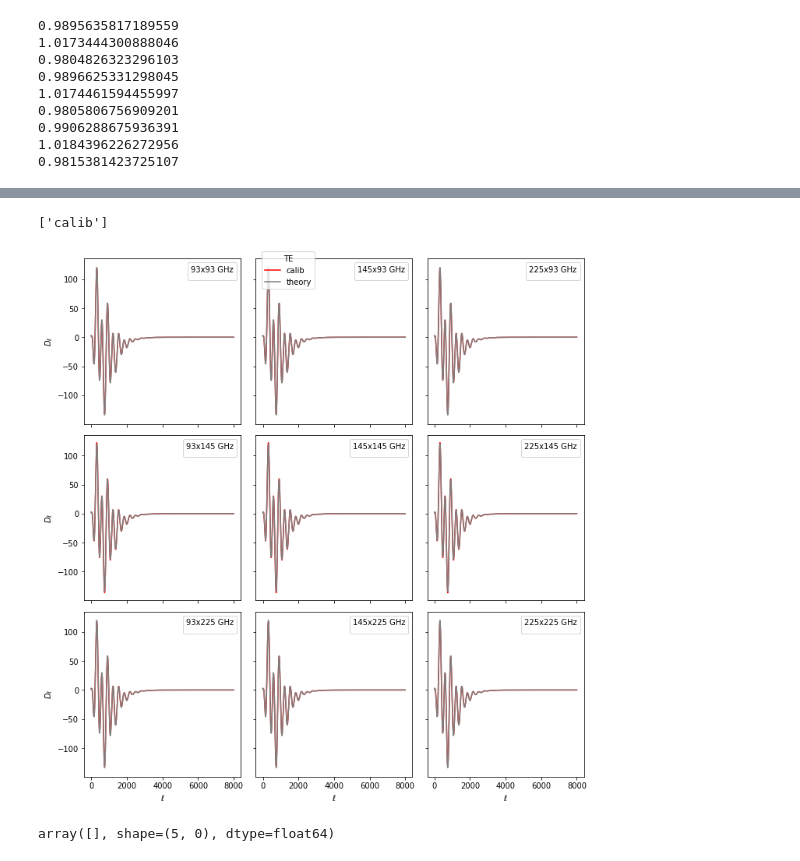
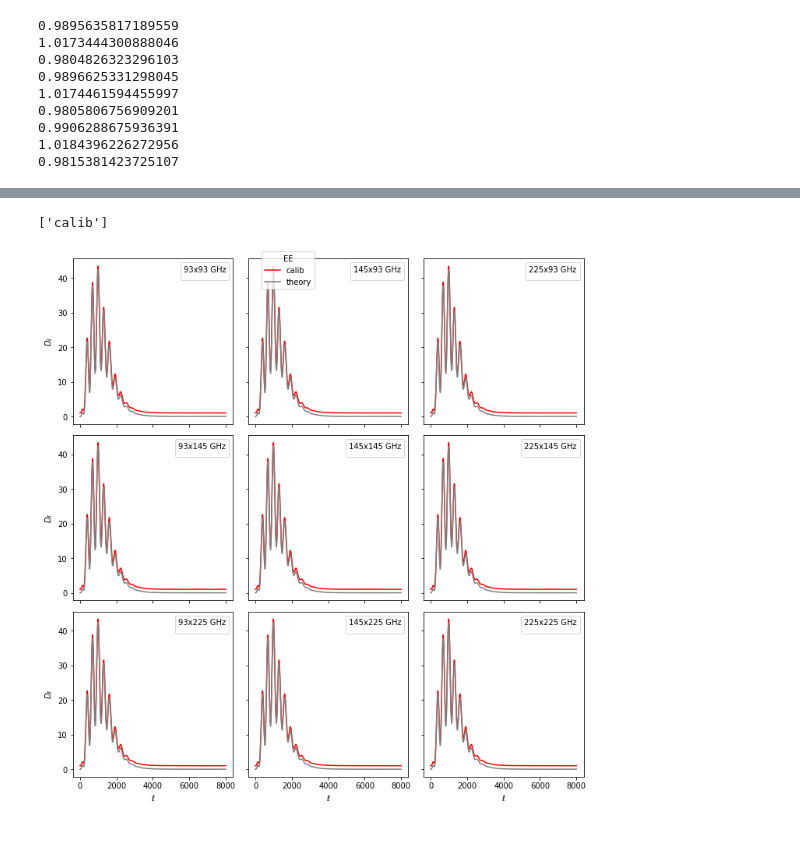
Before and after one commit to simonsobs/syslibrary, a Jupyter notebook: notebook/Test_sysV0p1.ipynb, the cells around one changed output, grey strips where cells are left out. Drawn from its saved outputs; the diff is of its cells as text; code cells hidden in the pictures.

```diff
--- a/notebook/Test_sysV0p1.ipynb
+++ b/notebook/Test_sysV0p1.ipynb
@@ -78,3 +78,35 @@ for i, cross in enumerate(product(freqs, freqs)):
 0.9906288675936391
 1.0184396226272956
 0.9815381423725107
+# %%
+mode = "tt"
+components = mflike.systematics["components"][mode]
+print(components)
+freqs = sorted(mflike.freqs)
+nfreqs = len(freqs)
+fig, axes = plt.subplots(nfreqs, nfreqs, sharex=True, sharey=True, figsize=(10, 10))
+from itertools import product
+for i, cross in enumerate(product(freqs, freqs)):
+    idx = (i%nfreqs, i//nfreqs)
+    #print(idx,np.triu_indices(nfreqs, k=1))
+    ax = axes[idx]
+    #if idx in zip(*np.triu_indices(nfreqs, k=1)):
+    #  fig.delaxes(ax)
+    #  continue
+    #ax.plot(ell, sys_templates[mode, "all", cross[0], cross[1]], color="k")
+    ax.plot(ell, dls[mode]*sys_templates[mode, "calib", cross[0], cross[1]], color="r")
+    for compo in components:
+        if(compo !='calib'):
+            #print(compo)
+            ax.plot(ell, sys_templates[mode, compo, cross[0], cross[1]])
+    ax.plot(ell, dls[mode], color="tab:gray")
+    ax.legend([], title="{}x{} GHz".format(*cross))
+    if mode == "tt":
+      ax.set_yscale("log")
+      ax.set_ylim(10**-1, 10**5)
+for i in range(nfreqs):
+  axes[-1, i].set_xlabel("$\ell$")
+  axes[i, 0].set_ylabel("$D_\ell$")
+#fig.legend(["calib"] + ["theory"], title=mode.upper(), bbox_to_anchor=(0.5, 1))
+fig.legend(components + ["theory"], title=mode.upper(), bbox_to_anchor=(0.5, 1))
+plt.tight_layout()
@@ -80,0 +119,4 @@ for i, cross in enumerate(product(freqs, freqs)):
+# %%
+from fgspectra import cross as fgc
+generict=fgc.FactorizedCrossSpectrum(syl.Calibration(),syl.TemplateFromFile())
+generict
@@ -81,37 +135,34 @@ for i, cross in enumerate(product(freqs, freqs)):
+# %%
+templ['ee','generic_fromf']=generict({},{'ell':ell,'ell_0':1500})
 # %%
-mode = "te"
+mode = "ee"
 components = mflike.systematics["components"][mode]
 print(components)
 freqs = sorted(mflike.freqs)
 nfreqs = len(freqs)
 fig, axes = plt.subplots(nfreqs, nfreqs, sharex=True, sharey=True, figsize=(10, 10))
 from itertools import product
 for i, cross in enumerate(product(freqs, freqs)):
     idx = (i%nfreqs, i//nfreqs)
     #print(idx,np.triu_indices(nfreqs, k=1))
     ax = axes[idx]
     #if idx in zip(*np.triu_indices(nfreqs, k=1)):
     #  fig.delaxes(ax)
     #  continue
     #ax.plot(ell, sys_templates[mode, "all", cross[0], cross[1]], color="k")
-    ax.plot(ell, dls[mode]*sys_templates[mode, "calib", cross[0], cross[1]], color="r")
+    ax.plot(ell, dls[mode]+templ[mode,'generic_fromf'][0,0], color="r")
     #for compo in components:
     #  ax.plot(ell, sys_templates[mode, compo, cross[0], cross[1]])
     ax.plot(ell, dls[mode], color="tab:gray")
     ax.legend([], title="{}x{} GHz".format(*cross))
     if mode == "tt":
       ax.set_yscale("log")
       ax.set_ylim(10**-1, 10**5)
 for i in range(nfreqs):
   axes[-1, i].set_xlabel("$\ell$")
   axes[i, 0].set_ylabel("$D_\ell$")
 fig.legend(["calib"] + ["theory"], title=mode.upper(), bbox_to_anchor=(0.5, 1))
 plt.tight_layout()
 # %% [output]
 ['calib']
-[figure, old version]
+[figure, new version]
-# %%
-arr=np.arange(5)
-np.empty(arr.shape+(0,))
-# %% [output]
-array([], shape=(5, 0), dtype=float64)
```
Also changed, not shown: parts of 3 cells of this notebook, 1 other file.
